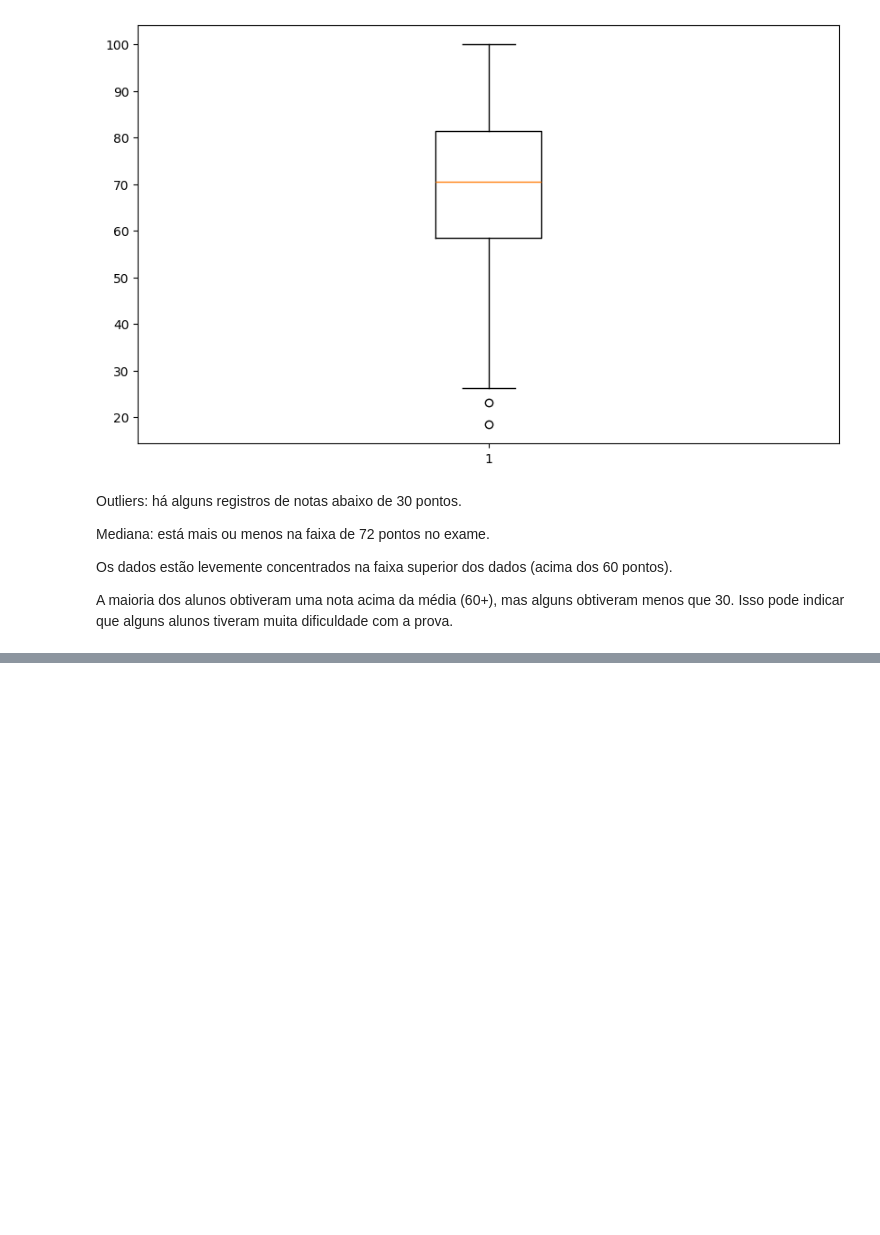
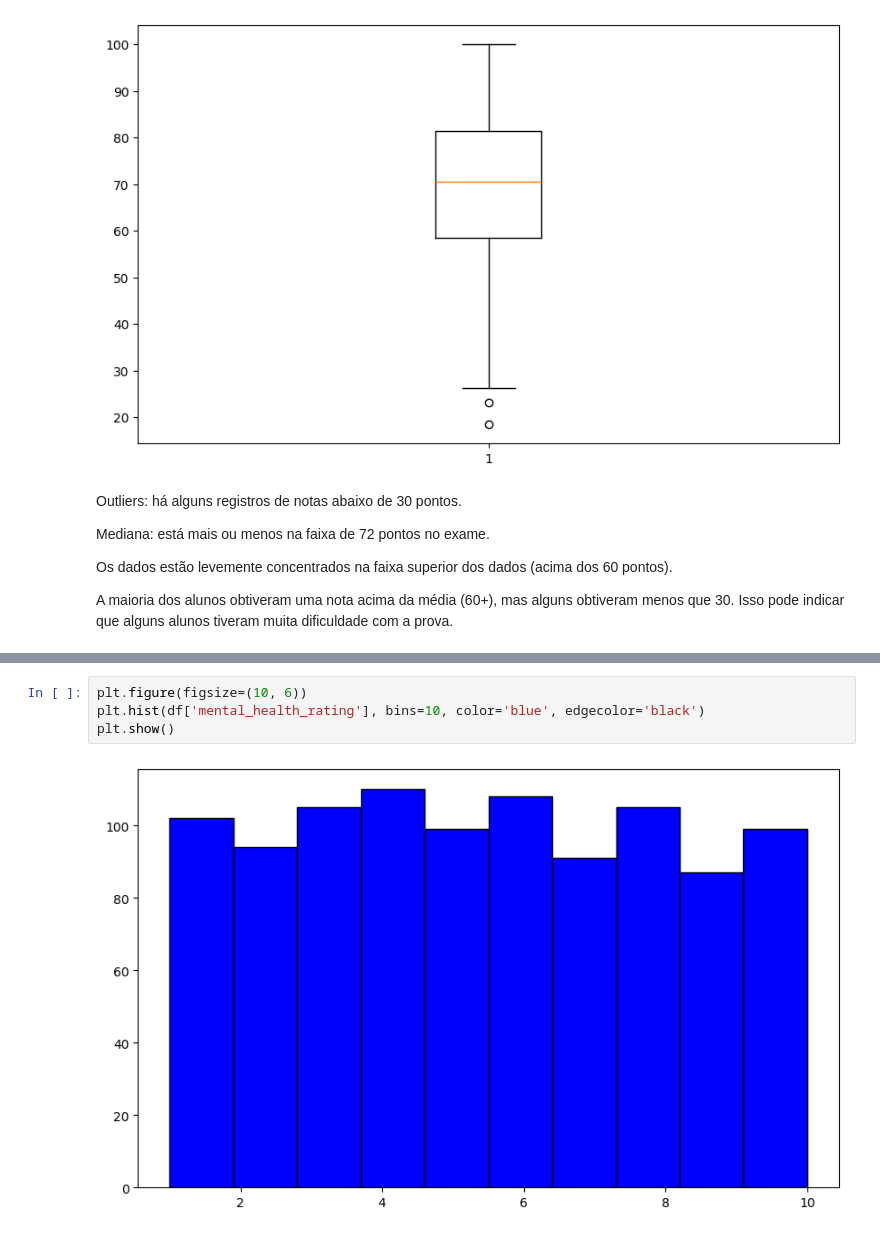
Before and after one commit to pvitoralmeida/projetos-inteli-academy, a Jupyter notebook: analise-exploratoria/notebook.ipynb, the cells around one changed output, grey strips where cells are left out. Saved outputs shown, nothing was run; the diff lists cells and outputs as text; blank space fills up the shorter version.

```diff
--- a/analise-exploratoria/notebook.ipynb
+++ b/analise-exploratoria/notebook.ipynb
@@ -115,0 +121,6 @@ pode indicar que alguns alunos tiveram muita dificuldade com a prova.
+# %%
+plt.figure(figsize=(10, 6))
+plt.hist(df['mental_health_rating'], bins=10, color='blue', edgecolor='black')
+plt.show()
+# %% [output]
+[figure, added]
```
Also changed, not shown: parts of 13 cells of this notebook.
